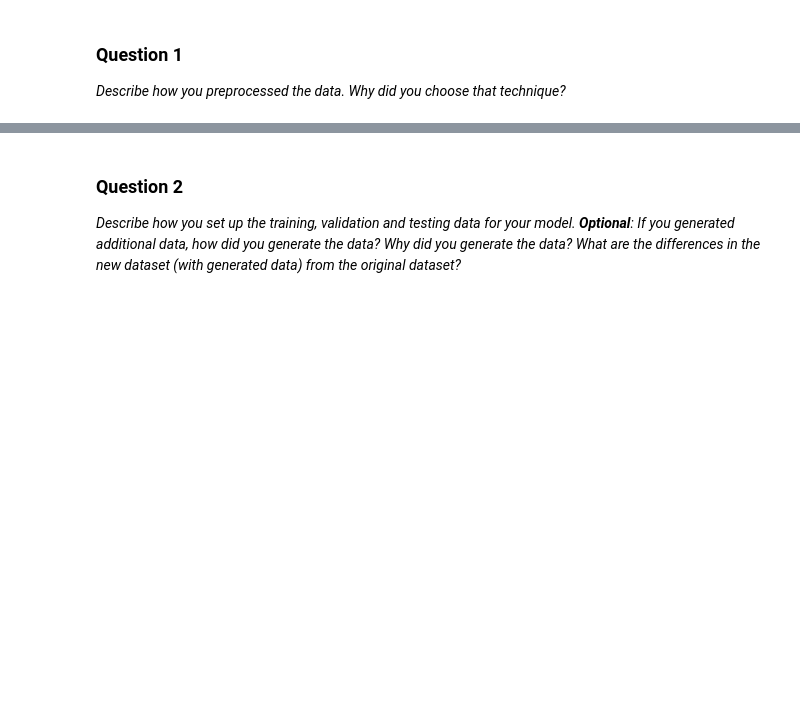
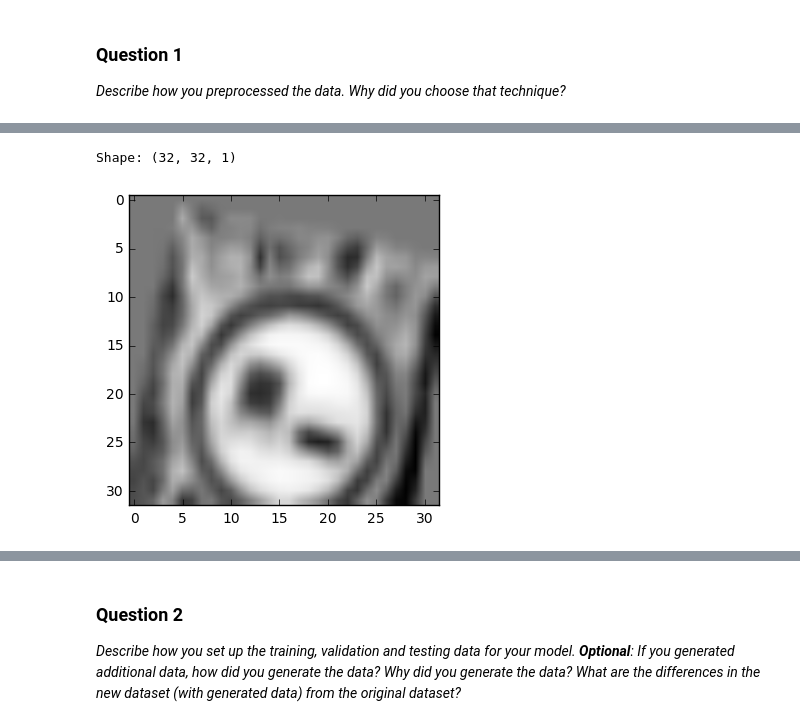
Before and after one commit to gada1982/CarND-Traffic-Sign-Classifier-Project, a Jupyter notebook: Traffic_Sign_Classifier.ipynb, the cells around one changed output, grey strips where cells are left out. Saved outputs shown, nothing was run; the diff lists cells and outputs as text; code cells hidden in the pictures; blank space fills up the shorter version.

```diff
--- a/Traffic_Sign_Classifier.ipynb
+++ b/Traffic_Sign_Classifier.ipynb
@@ -179,0 +266,11 @@ _Describe how you preprocessed the data. Why did you choose that technique?_
+# %%
+# Only for testing -> see above
+if test_debug == 1:
+    modtest = testimage.reshape((32,32,1))
+    modtest_shape = modtest.shape
+    print('Shape: ' + str(modtest_shape))
+    modimage = transform_image(modtest,20,10,5)
+    plt.imshow(modimage, cmap='gray')
+# %% [output]
+Shape: (32, 32, 1)
+[figure, added]
```
Also changed, not shown: parts of 15 cells of this notebook.
